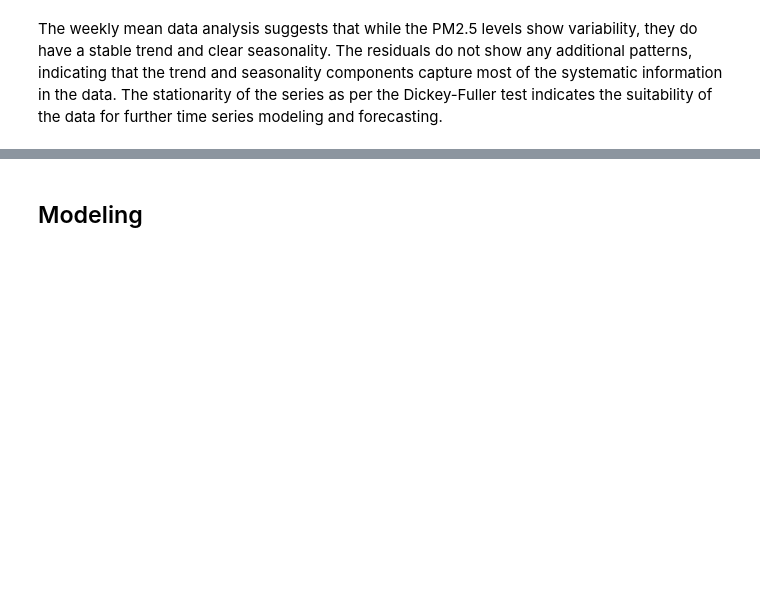
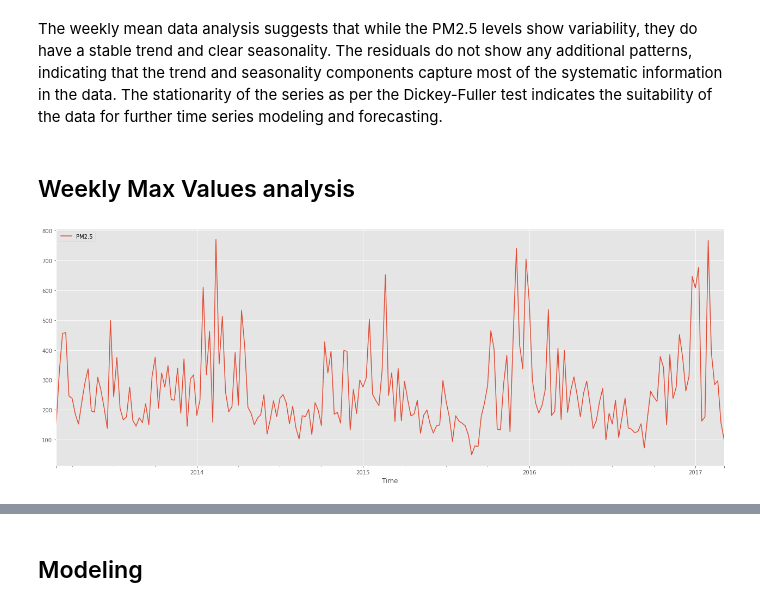
Before and after one commit to jonvis23/Air-Quality-Forecasting, a Jupyter notebook: notebook.ipynb, the cells around one changed output, grey strips where cells are left out. Saved outputs shown, nothing was run; the diff lists cells and outputs as text; code cells hidden in the pictures; blank space fills up the shorter version.

```diff
--- a/notebook.ipynb
+++ b/notebook.ipynb
@@ -611,3 +611,11 @@ Critical Value (10%)            -2.574304
 dtype: float64
 # %% [markdown]
 The weekly mean data analysis suggests that while the PM2.5 levels show variability, they do have a stable trend and clear seasonality. The residuals do not show any additional patterns, indicating that the trend and seasonality components capture most of the systematic information in the data. The stationarity of the series as per the Dickey-Fuller test indicates the suitability of the data for further time series modeling and forecasting.
+# %% [markdown]
+## Weekly Max Values analysis
+# %%
+wmaxdata = data.resample('W').max()
+wmaxdata.plot(figsize = (22,8))
+plt.show()
+# %% [output]
+[figure, added]
```
Also changed, not shown: parts of 2 cells of this notebook.
